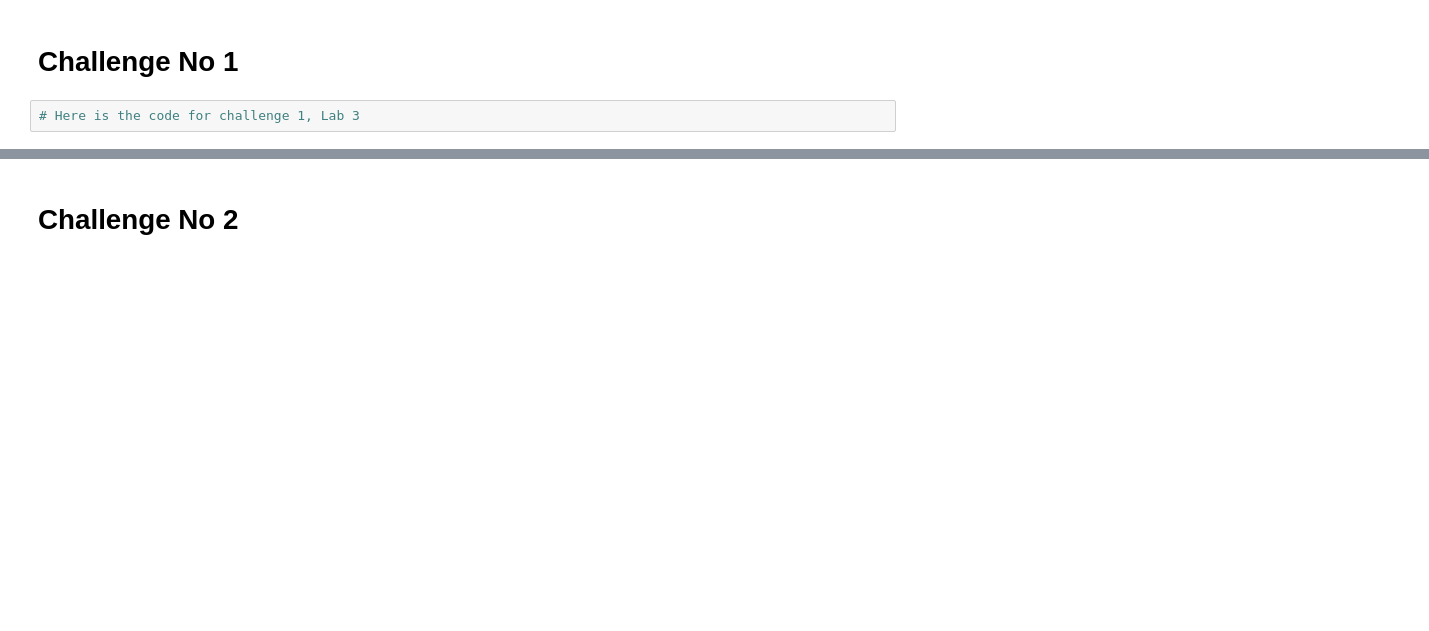
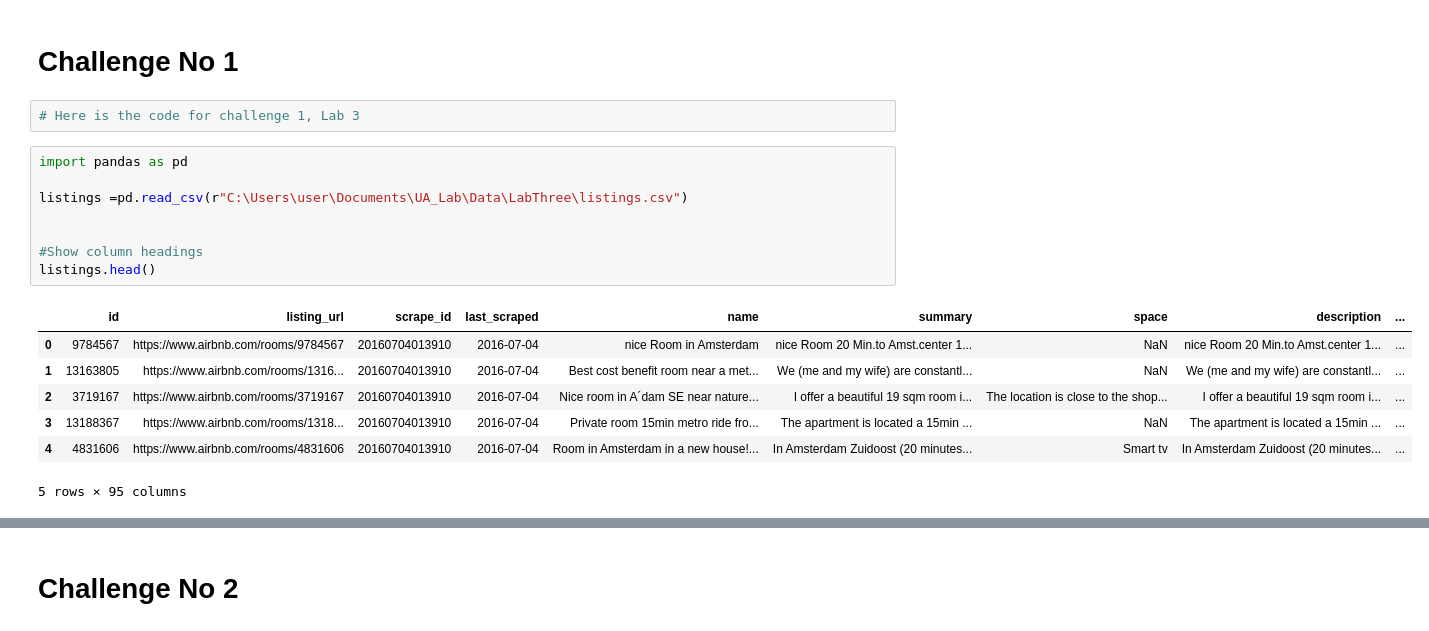
Before and after one commit to beapinol/UrbanAn, a Jupyter notebook: Assignment/lab_3/Lab_3.ipynb, the cells around one changed output, grey strips where cells are left out. Cells and saved outputs as stored; diff of their text form; blank space fills up the shorter version.

```diff
--- a/Assignment/lab_3/Lab_3.ipynb
+++ b/Assignment/lab_3/Lab_3.ipynb
@@ -6,3 +6,19 @@
 # Challenge No 1
 # %%
 # Here is the code for challenge 1, Lab 3
+# %%
+import pandas as pd
+
+listings =pd.read_csv(r"C:\Users\user\Documents\UA_Lab\Data\LabThree\listings.csv")
+
+
+#Show column headings
+listings.head()
+# %% [output]
+|  | id | listing_url | scrape_id | last_scraped | name | summary | space | description | ... |
+| 0 | 9784567 | https://www.airbnb.com/rooms/9784567 | 20160704013910 | 2016-07-04 | nice Room in Amsterdam | nice Room 20 Min.to Amst.center 1... | NaN | nice Room 20 Min.to Amst.center 1... | ... |
+| 1 | 13163805 | https://www.airbnb.com/rooms/1316... | 20160704013910 | 2016-07-04 | Best cost benefit room near a met... | We (me and my wife) are constantl... | NaN | We (me and my wife) are constantl... | ... |
+| 2 | 3719167 | https://www.airbnb.com/rooms/3719167 | 20160704013910 | 2016-07-04 | Nice room in A´dam SE near nature... | I offer a beautiful 19 sqm room i... | The location is close to the shop... | I offer a beautiful 19 sqm room i... | ... |
+| 3 | 13188367 | https://www.airbnb.com/rooms/1318... | 20160704013910 | 2016-07-04 | Private room 15min metro ride fro... | The apartment is located a 15min ... | NaN | The apartment is located a 15min ... | ... |
+| 4 | 4831606 | https://www.airbnb.com/rooms/4831606 | 20160704013910 | 2016-07-04 | Room in Amsterdam in a new house!... | In Amsterdam Zuidoost (20 minutes... | Smart tv | In Amsterdam Zuidoost (20 minutes... | ... |
+5 rows × 95 columns
```
Also changed, not shown: parts of 23 cells of this notebook, 4 other files.
